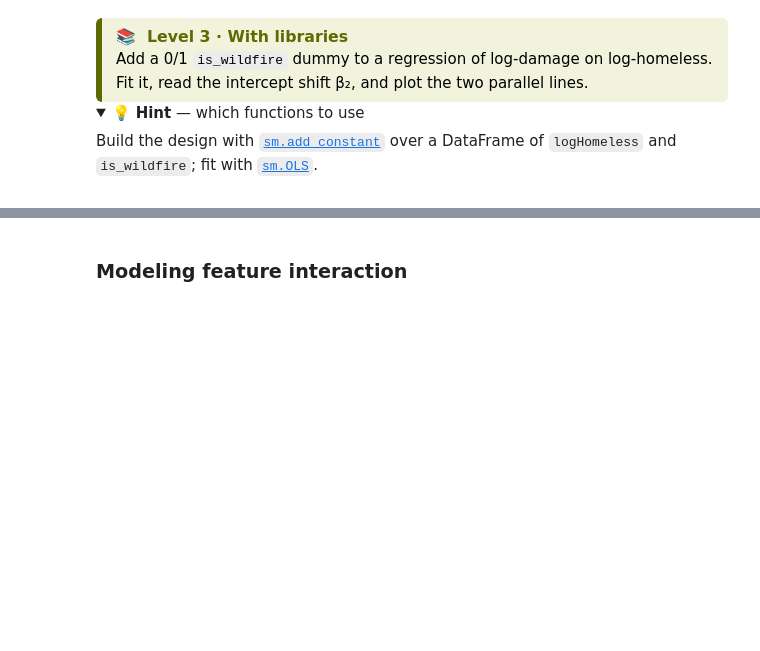
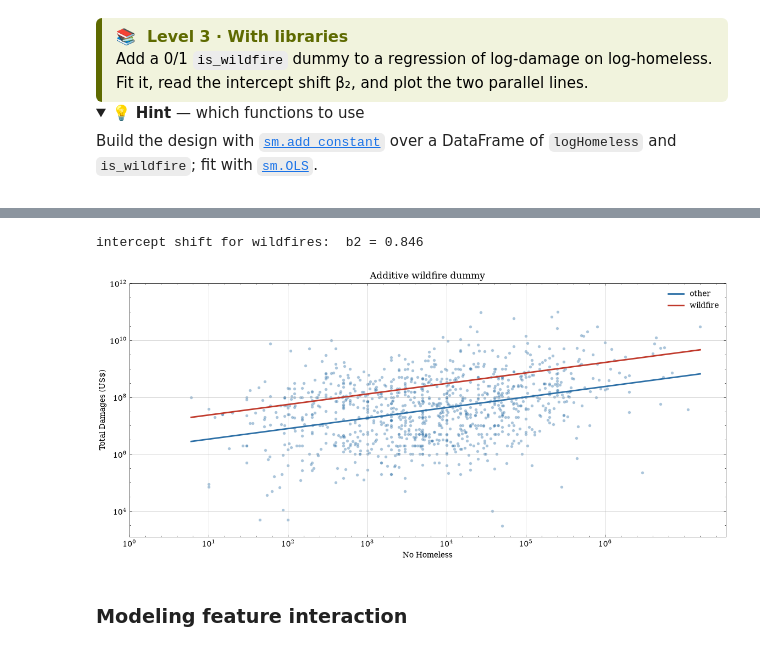
Before and after one commit to LarsBoecking/Statistical_Learning_TUM, a Jupyter notebook: 03_exercises_code/03/03_Linear_Regression.ipynb, the cells around one changed output, grey strips where cells are left out. Cells and saved outputs as stored; diff of their text form; code cells hidden in the pictures; folded sections open; blank space fills up the shorter version.

```diff
--- a/03_exercises_code/03/03_Linear_Regression.ipynb
+++ b/03_exercises_code/03/03_Linear_Regression.ipynb
@@ -231,24 +249,31 @@ Build the design with [`sm.add_constant`](https://www.statsmodels.org/stable/gen
 # %%
 x_axis = 'No Homeless'
 y_axis = 'Total Damages (US$)'
 mask = (df[x_axis] > 0) & (df[y_axis] > 0)
 sub = df.loc[mask].copy()
 xx = np.log10(sub[x_axis]); yy = np.log10(sub[y_axis])
 is_wildfire = (sub['Disaster Type'] == 'Wildfire').astype(float)
 Xd = sm.add_constant(pd.DataFrame({'logHomeless': xx.values, 'is_wildfire': is_wildfire.values}))
 
 # ---- YOUR CODE GOES HERE (START) ---
+res_d = sm.OLS(yy.values, Xd).fit()
+b0 = res_d.params['const']
+b1 = res_d.params['logHomeless']
+b2 = res_d.params['is_wildfire']
 
 # --- YOUR CODE GOES HERE (END) ---
 
 print(f'intercept shift for wildfires:  b2 = {b2:.3f}')
 xf = np.linspace(xx.min(), xx.max(), 100)
 plt.scatter(xx, yy, s=15, alpha=0.4, color='#2C6FA6', edgecolors='w', linewidth=0.3)
 plt.plot(xf, b0 + b1 * xf, color='#2C6FA6', lw=2, label='other')
 plt.plot(xf, (b0 + b2) + b1 * xf, color='#C0392B', lw=2, label='wildfire')
 plt.xticks(ticks=np.log10([1e0, 1e1, 1e2, 1e3, 1e4, 1e5, 1e6]), labels=['$10^0$', '$10^1$', '$10^2$', '$10^3$', '$10^4$', '$10^5$', '$10^6$'])
 plt.yticks(ticks=np.log10([1e4, 1e6, 1e8, 1e10, 1e12]), labels=['$10^4$', '$10^6$', '$10^8$', '$10^{10}$', '$10^{12}$'])
 plt.legend(); plt.xlabel(x_axis); plt.ylabel(y_axis); plt.title('Additive wildfire dummy'); plt.show()
+# %% [output]
+intercept shift for wildfires:  b2 = 0.846
+[figure, added]
 # %% [markdown]
 ### Modeling feature interaction
 # %% [markdown]
```
Also changed, not shown: parts of 11 cells of this notebook.
